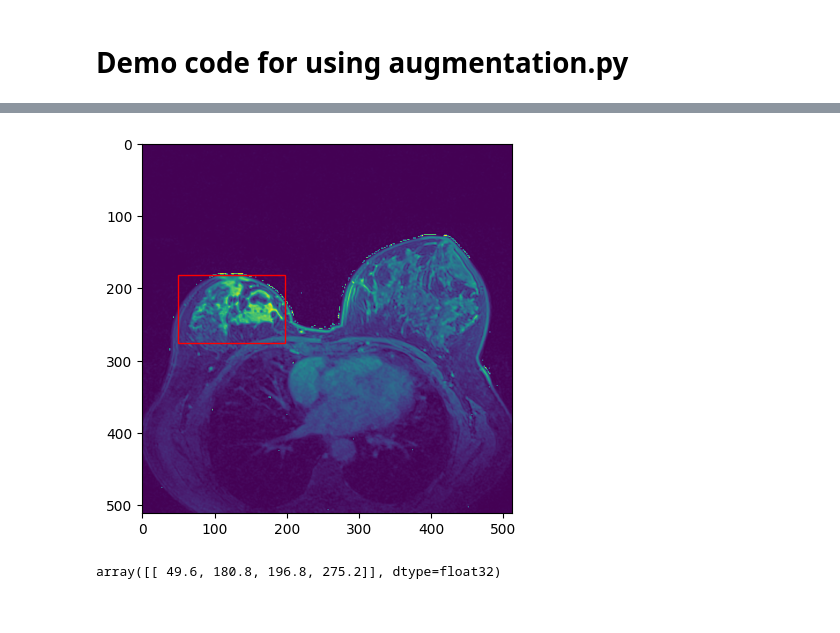
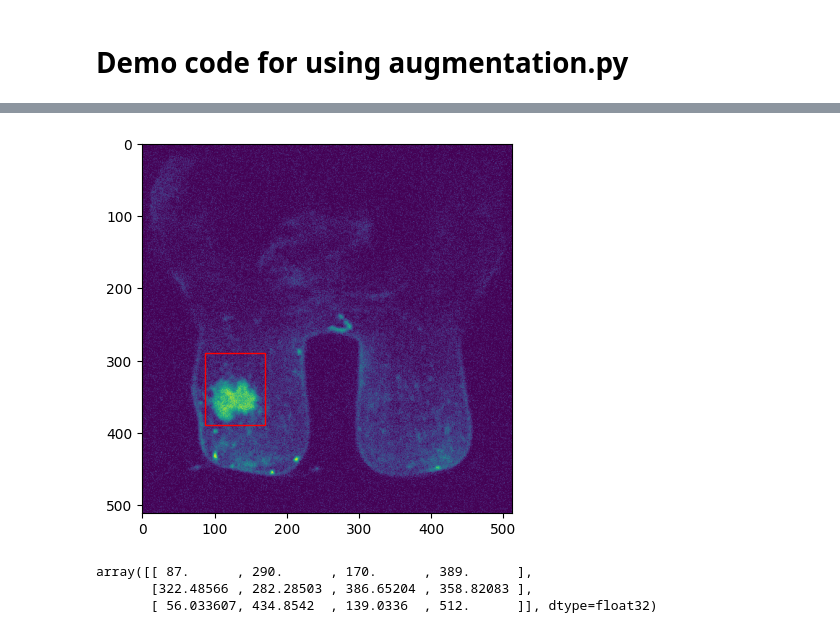
Before and after one commit to nogibjj/breast-tumor-detection, a Jupyter notebook: Preprocessing/augmentation.ipynb, the cells around one changed output, grey strips where cells are left out. Drawn from its saved outputs; the diff is of its cells as text; code cells hidden in the pictures.

Commit message:
Add resizing and augmentation code

```diff
--- a/Preprocessing/augmentation.ipynb
+++ b/Preprocessing/augmentation.ipynb
@@ -122,3 +122,6 @@ for _, row in annotation_df.iterrows():
 resized_df = pd.DataFrame(info_list, columns=columns)
 # %%
 resized_df.to_csv("/workspaces/breast-tumor-detection/Preprocessing/resized_annotation_boxes.csv")
+# %%
+resized_df = pd.read_csv('/workspaces/breast-tumor-detection/Preprocessing/resized_annotation_boxes.csv', index_col=0,
+                         dtype = {'patient_id':'str'})
@@ -124,0 +146,7 @@ resized_df.to_csv("/workspaces/breast-tumor-detection/Preprocessing/resized_anno
+# %%
+augmentations_df = image_aug(
+    df = resized_df,
+    images_path='/workspaces/breast-tumor-detection/Data/Resized_Data/',
+    aug_images_path='/workspaces/breast-tumor-detection/Data/Augmented_Data',
+    augmentor= image_augmentations
+)
@@ -125,9 +169,11 @@ resized_df.to_csv("/workspaces/breast-tumor-detection/Preprocessing/resized_anno
 # %%
 draw_box(
-    os.path.join(IMG_DIR, 'Resized_Data', 'pos', resized_df.loc[15,'filename']),
-    patient_id=resized_df.loc[15,'patient_id'],
-    annotation=resized_df
+    os.path.join('/workspaces/breast-tumor-detection/Data/Augmented_Data/pos/Augmentation_1/', augmentations_df.loc[16,'filename']),
+    patient_id=augmentations_df.loc[16,'patient_id'],
+    annotation=augmentations_df
 )
 # %% [output]
-[figure, old version]
+[figure, new version]
-array([[ 49.6, 180.8, 196.8, 275.2]], dtype=float32)
+array([[ 87.      , 290.      , 170.      , 389.      ],
+       [322.48566 , 282.28503 , 386.65204 , 358.82083 ],
+       [ 56.033607, 434.8542  , 139.0336  , 512.      ]], dtype=float32)
```
Also changed, not shown: parts of 3 cells of this notebook, 1 other file.
